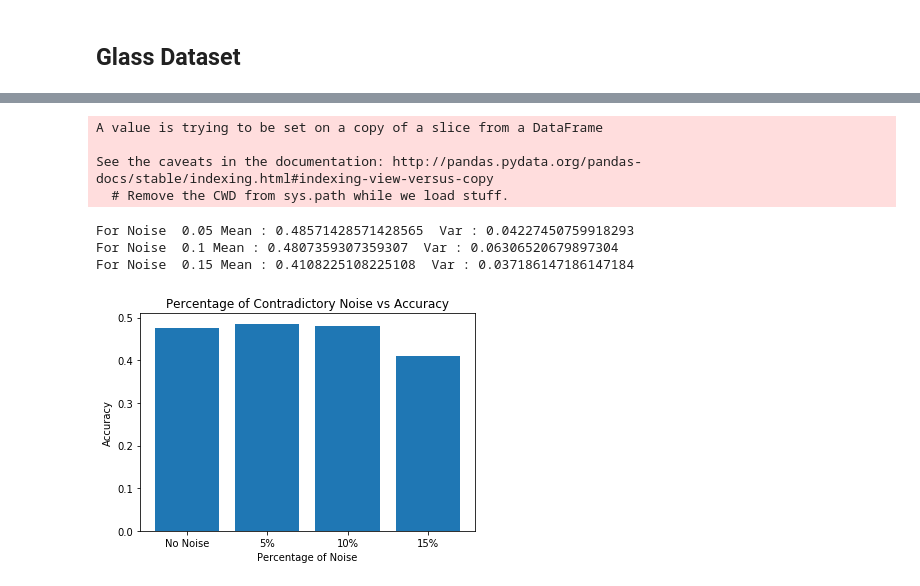
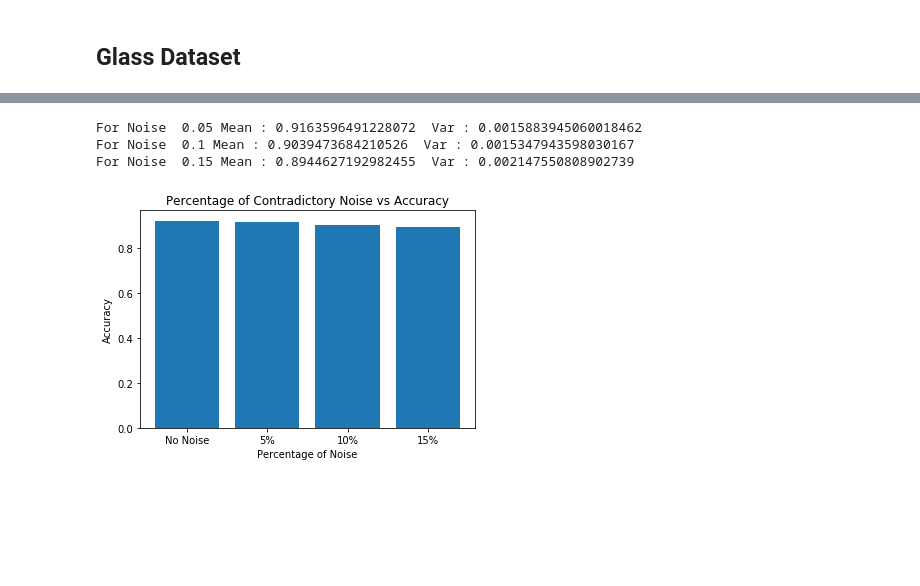
Before and after one commit to tusharchopratech/pattern_recognition_from_scratch, a Jupyter notebook: 2/Q1.ipynb, the cells around one changed output, grey strips where cells are left out. Saved outputs shown, nothing was run; the diff lists cells and outputs as text; code cells hidden in the pictures; blank space fills up the shorter version.

```diff
--- a/2/Q1.ipynb
+++ b/2/Q1.ipynb
@@ -367,8 +360,7 @@ def classify_example(example, tree):
 # %%
-import random
 def train_test_k_fold_split(df, fold):
     indices = df.index.tolist()
-    random.shuffle(indices)
+    np.random.shuffle(indices)
     low = int((fold/10)*len(indices))
     high = int(((fold+1)/10)*len(indices))
     test_indices=indices[low:high]
@@ -376,10 +368,9 @@ def train_test_k_fold_split(df, fold):
     train_df = df.drop(test_indices)
     return train_df, test_df
 # %%
-import random
 def split_training_and_validation(df, division):
     indices = df.index.tolist()
-    random.shuffle(indices)
+    np.random.shuffle(indices)
     validation_indices=indices[int((1-division)*len(indices)):]
     validation_df = df.loc[validation_indices]
     train_df = df.drop(validation_indices)
@@ -539,23 +487,29 @@ def generate_misclassified_noise(data, val):
 # %%
 df = pd.read_csv('http://archive.ics.uci.edu/ml/machine-learning-databases/glass/glass.data')
 df=df.drop(df.columns[0], axis=1)
+df.columns = [i for i in range(len(df.columns))]
+np.random.seed(2)
 
 accuracies_under_misclassified_noise = []
-
 noises = [0.05,0.10,0.15]
 for noise in noises:
     my_accuracies = []
     for i in range(10):
 
+        decision_tree = DecisionTree()
         train_df, test_df = train_test_k_fold_split(df, i)
         train_df = generate_misclassified_noise(train_df,noise)
-        tree = decision_tree_algorithm(train_df)
+        train_data, validation_data=split_training_and_validation(train_df, 0.2)
+        decision_tree.build_tree(train_data)
+        decision_tree.prune_tree(validation_data)
+        decision_tree.get_rules()
 
         correct = 0
         for j in range(len(test_df)):
             example = test_df.iloc[j]
-            if classify_example(example, tree)==example[9]: correct+=1
+            if decision_tree.predict_class(example) is not None and float(decision_tree.predict_class(example))==example[9]: correct+=1
+#         print(correct/len(test_df))
         my_accuracies.append(correct/len(test_df))
-    print("For Noise ",noise,"Mean :", np.mean(my_accuracies)," Var :",np.var(my_accuracies))
+    print("For Noise ",noise*100,"%  Mean :", np.mean(my_accuracies)," Var :",np.var(my_accuracies))
     accuracies_under_misclassified_noise.append(np.mean(my_accuracies))
 # %% [output]
@@ -584,40 +538,43 @@ def generate_contradictory_noise(data, val):
         d=d.append(new_row)
     return d
 # %%
-df = pd.read_csv('http://archive.ics.uci.edu/ml/machine-learning-databases/glass/glass.data')
-df=df.drop(df.columns[0], axis=1)
+df = pd.read_csv('http://archive.ics.uci.edu/ml/machine-learning-databases/tic-tac-toe/tic-tac-toe.data')
+df.columns = [i for i in range(len(df.columns))]
+# np.random.seed(1)
+np.random.seed(seed=None)
 
 noises = [0.05,0.10,0.15]
-
 accuracies_under_contradictory_noise = []
 for noise in noises:
+
     my_accuracies = []
     for i in range(10):
-
+        decision_tree = DecisionTree()
         train_df, test_df = train_test_k_fold_split(df, i)
         train_df = generate_contradictory_noise(train_df,noise)
-        tree = decision_tree_algorithm(train_df)
+        train_data, validation_data=split_training_and_validation(train_df, 0.2)
+        decision_tree.build_tree(train_data)
+        decision_tree.prune_tree(validation_data)
+        decision_tree.get_rules()
+
         correct = 0
         for j in range(len(test_df)):
             example = test_df.iloc[j]
-            if classify_example(example, tree)==example[9]: correct+=1
+            if decision_tree.predict_class(example) is not None and decision_tree.predict_class(example)==example[9]: correct+=1
+
         my_accuracies.append(correct/len(test_df))
     print("For Noise ",noise,"Mean :", np.mean(my_accuracies)," Var :",np.var(my_accuracies))
     accuracies_under_contradictory_noise.append(np.mean(my_accuracies))
 # %% [output]
-A value is trying to be set on a copy of a slice from a DataFrame
-
-See the caveats in the documentation: http://pandas.pydata.org/pandas-docs/stable/indexing.html#indexing-view-versus-copy
-  # Remove the CWD from sys.path while we load stuff.
+For Noise  0.05 Mean : 0.9163596491228072  Var : 0.0015883945060018462
+For Noise  0.1 Mean : 0.9039473684210526  Var : 0.0015347943598030167
+For Noise  0.15 Mean : 0.8944627192982455  Var : 0.002147550808902739
-For Noise  0.05 Mean : 0.48571428571428565  Var : 0.04227450759918293
-For Noise  0.1 Mean : 0.4807359307359307  Var : 0.06306520679897304
-For Noise  0.15 Mean : 0.4108225108225108  Var : 0.037186147186147184
 # %%
-y = [glass_mean_accuracy]+accuracies_under_contradictory_noise
+y = [ttt_mean_accuracy]+accuracies_under_contradictory_noise
 plt.bar(["No Noise","5%","10%","15%"], y)
 plt.title("Percentage of Contradictory Noise vs Accuracy")
 plt.xlabel("Percentage of Noise")
 plt.ylabel("Accuracy")
 plt.show();
 # %% [output]
-[figure, old version]
+[figure, new version]
```
Also changed, not shown: parts of 11 cells of this notebook, 1 other file.
